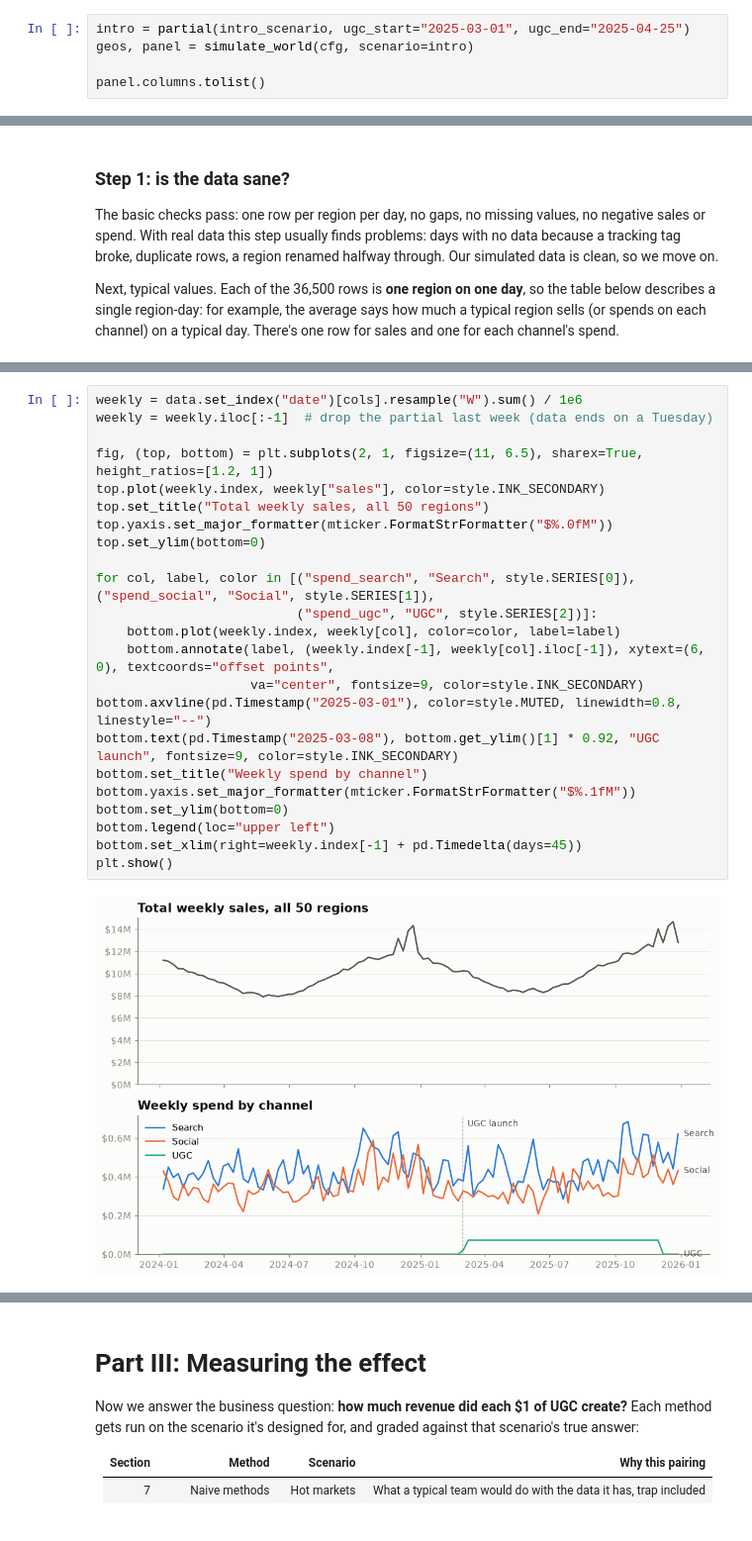
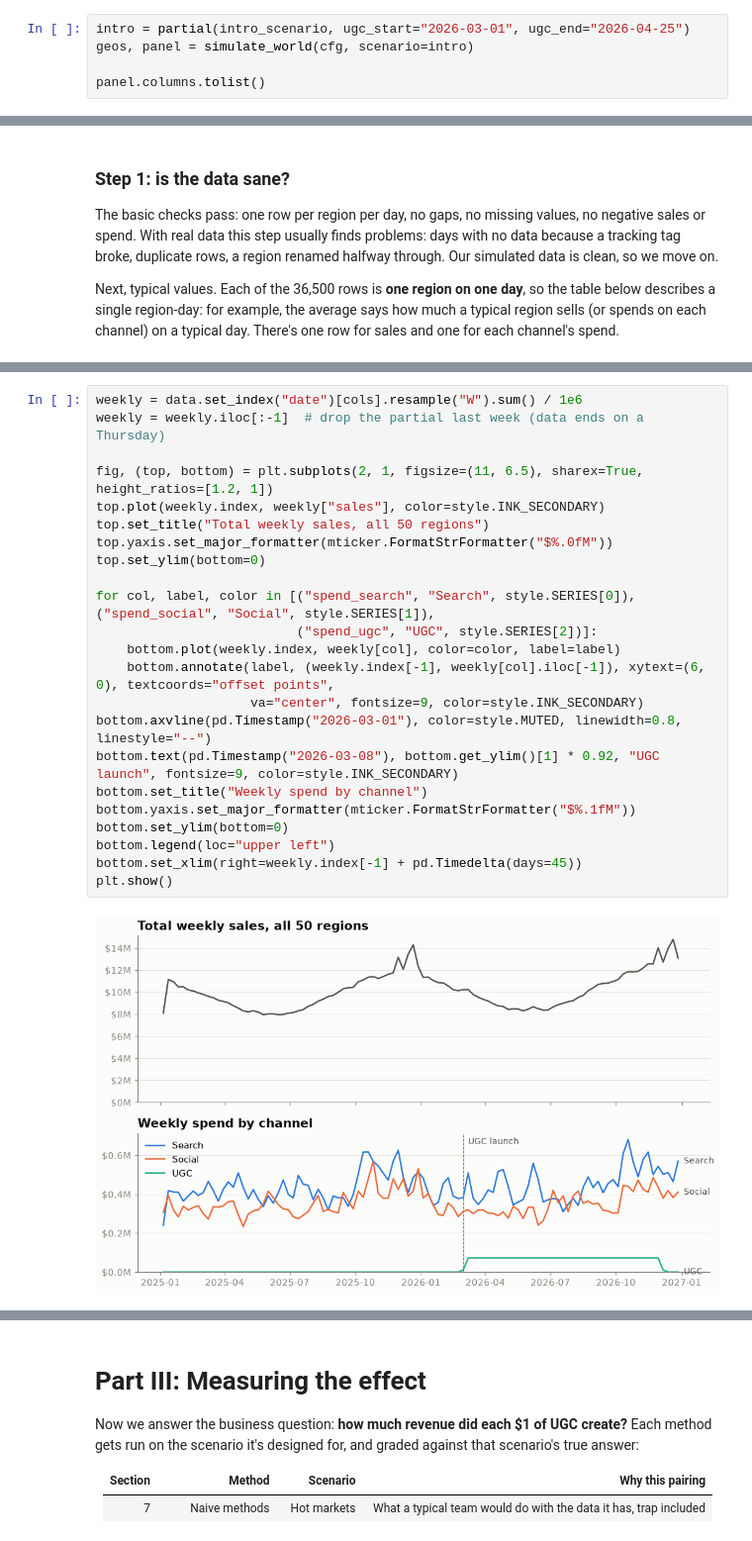
Before and after one commit to menni99/incrementality-mmm-lab, a Jupyter notebook: incrementality.ipynb, the cells around one changed output, grey strips where cells are left out. Shown at 99% size. Saved outputs shown, nothing was run; the diff lists cells and outputs as text.

```diff
--- a/incrementality.ipynb
+++ b/incrementality.ipynb
@@ -400,5 +400,5 @@ For now we use a simple intro scenario: search and social run all the time, and
 # %%
-intro = partial(intro_scenario, ugc_start="2025-03-01", ugc_end="2025-04-25")
+intro = partial(intro_scenario, ugc_start="2026-03-01", ugc_end="2026-04-25")
 geos, panel = simulate_world(cfg, scenario=intro)
 
 panel.columns.tolist()
@@ -692,29 +692,29 @@ UGC's median is $0 because most region-days had no UGC spend: 30 regions never g
 Two panels sharing the same timeline: total weekly sales on top, weekly spend by channel below. (Sales and spend are in very different amounts, so they get separate panels instead of sharing one axis.)
 # %%
 weekly = data.set_index("date")[cols].resample("W").sum() / 1e6
-weekly = weekly.iloc[:-1]  # drop the partial last week (data ends on a Tuesday)
+weekly = weekly.iloc[:-1]  # drop the partial last week (data ends on a Thursday)
 
 fig, (top, bottom) = plt.subplots(2, 1, figsize=(11, 6.5), sharex=True, height_ratios=[1.2, 1])
 top.plot(weekly.index, weekly["sales"], color=style.INK_SECONDARY)
 top.set_title("Total weekly sales, all 50 regions")
 top.yaxis.set_major_formatter(mticker.FormatStrFormatter("$%.0fM"))
 top.set_ylim(bottom=0)
 
 for col, label, color in [("spend_search", "Search", style.SERIES[0]), ("spend_social", "Social", style.SERIES[1]),
                           ("spend_ugc", "UGC", style.SERIES[2])]:
     bottom.plot(weekly.index, weekly[col], color=color, label=label)
     bottom.annotate(label, (weekly.index[-1], weekly[col].iloc[-1]), xytext=(6, 0), textcoords="offset points",
                     va="center", fontsize=9, color=style.INK_SECONDARY)
-bottom.axvline(pd.Timestamp("2025-03-01"), color=style.MUTED, linewidth=0.8, linestyle="--")
-bottom.text(pd.Timestamp("2025-03-08"), bottom.get_ylim()[1] * 0.92, "UGC launch", fontsize=9, color=style.INK_SECONDARY)
+bottom.axvline(pd.Timestamp("2026-03-01"), color=style.MUTED, linewidth=0.8, linestyle="--")
+bottom.text(pd.Timestamp("2026-03-08"), bottom.get_ylim()[1] * 0.92, "UGC launch", fontsize=9, color=style.INK_SECONDARY)
 bottom.set_title("Weekly spend by channel")
 bottom.yaxis.set_major_formatter(mticker.FormatStrFormatter("$%.1fM"))
 bottom.set_ylim(bottom=0)
 bottom.legend(loc="upper left")
 bottom.set_xlim(right=weekly.index[-1] + pd.Timedelta(days=45))
 plt.show()
 # %% [output]
-[figure, old version]
+[figure, new version]
 # %% [markdown]
 **What we see:**
 - **Sales** follow the familiar pattern: a summer dip, a holiday peak, and a higher second year.
```
Also changed, not shown: parts of 45 cells of this notebook, 1 other file.
